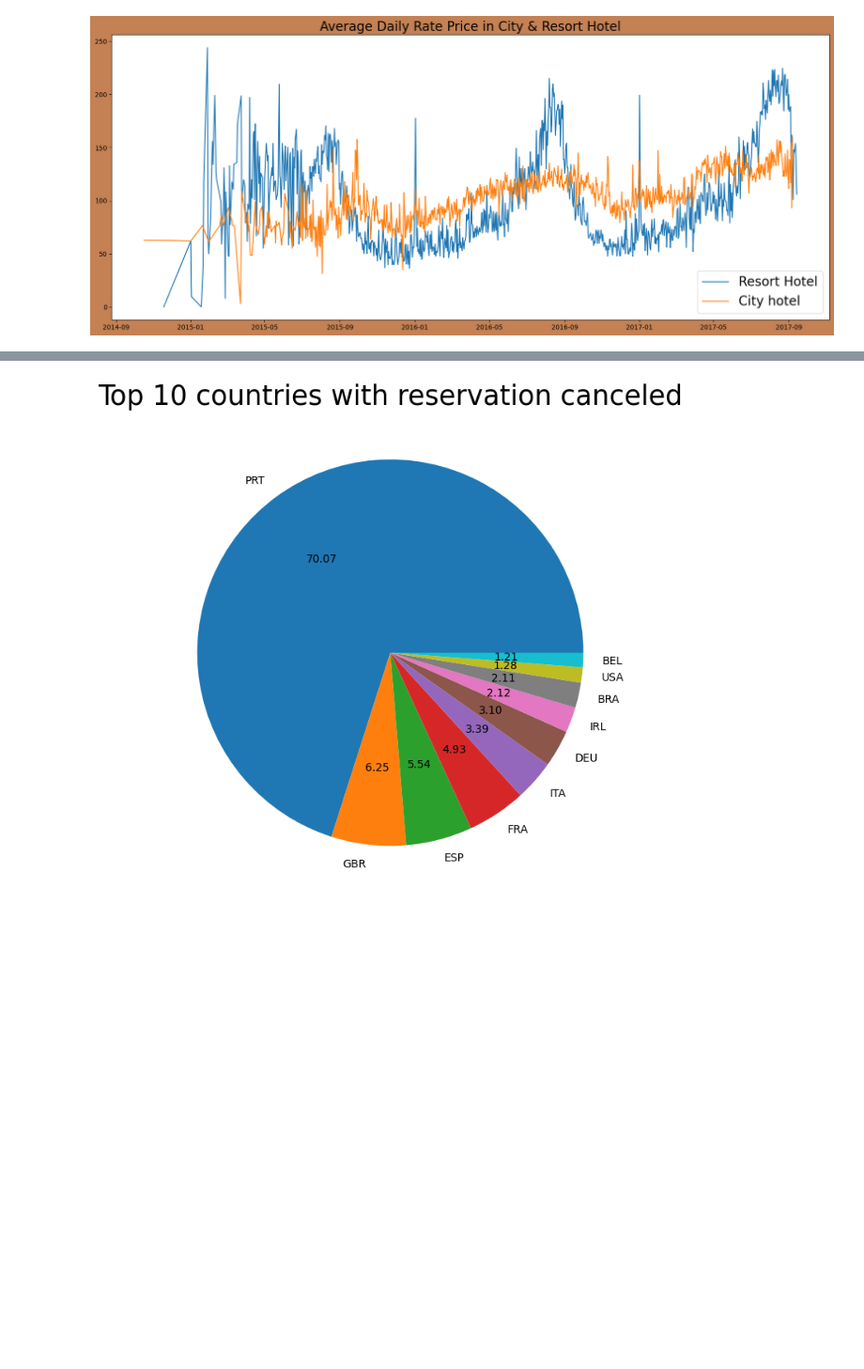
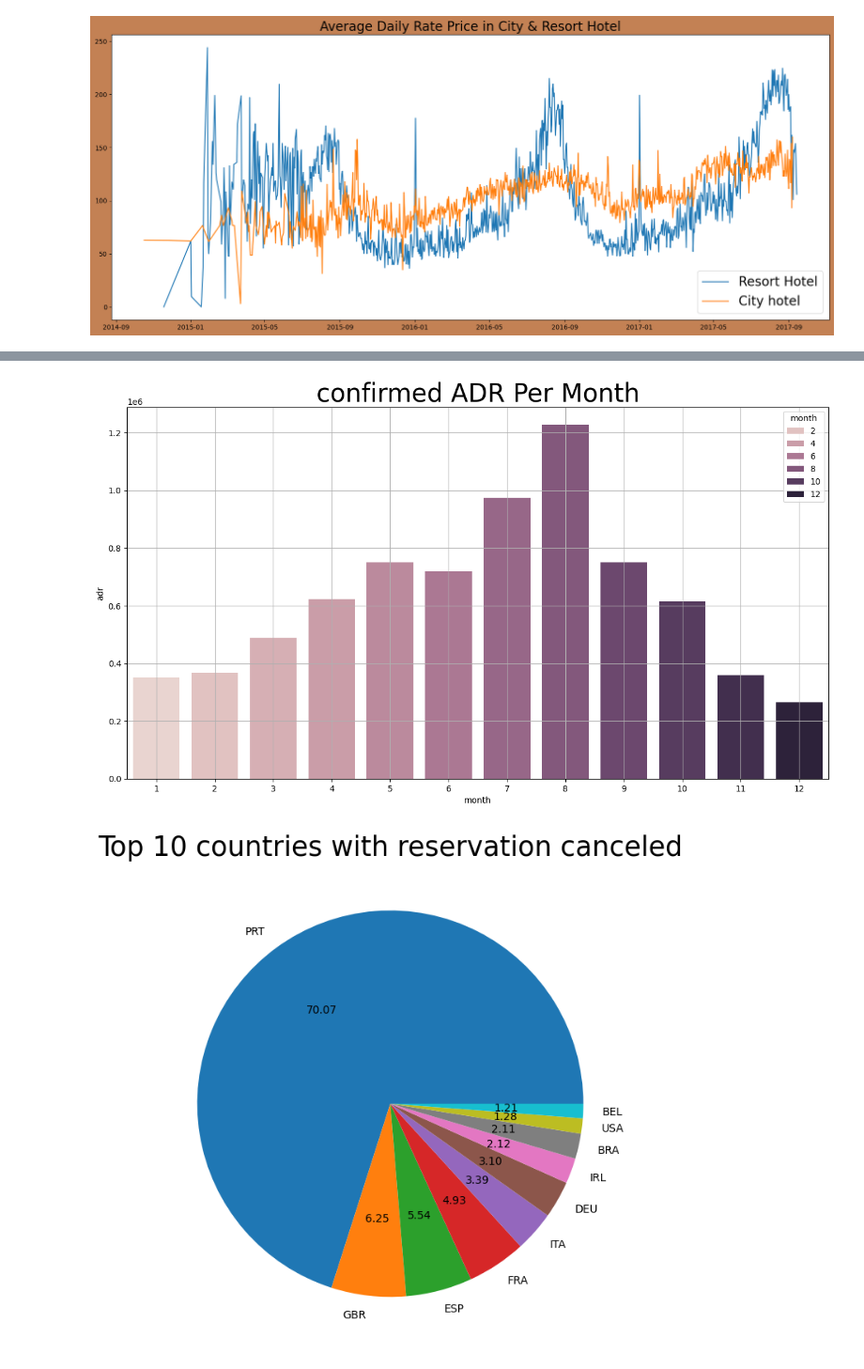
Before and after one commit to Saleh-Ahmed-Saleh/Hotels-Booking-Data-Analytics-Project-, a Jupyter notebook: Hotels Project.ipynb, the cells around one changed output, grey strips where cells are left out. Shown at 94% size. Cells and saved outputs as stored; diff of their text form; code cells hidden in the pictures; blank space fills up the shorter version.

```diff
--- a/Hotels Project.ipynb
+++ b/Hotels Project.ipynb
@@ -384,3 +402,17 @@ See the caveats in the documentation: https://pandas.pydata.org/pandas-docs/stab
+# %%
+# confirmed(ADR) Per Month
+confirmed_adr_per_month=df[df['is_canceled']==0].groupby('month')['adr'].sum().reset_index()
+
+plt.figure(figsize=(15,8))
+
+plt.title("confirmed ADR Per Month",fontsize=30)
+
+sns.barplot( data=confirmed_adr_per_month, x="month",y="adr",hue='month')
+
+plt.grid()
+plt.show()
+# %% [output]
+[figure, added]
 # %%
 cancelled_data= df[df['is_canceled']=="1"]
 top_10_country= cancelled_data['country'].value_counts()[:10]
```
Also changed, not shown: parts of 16 cells of this notebook.
